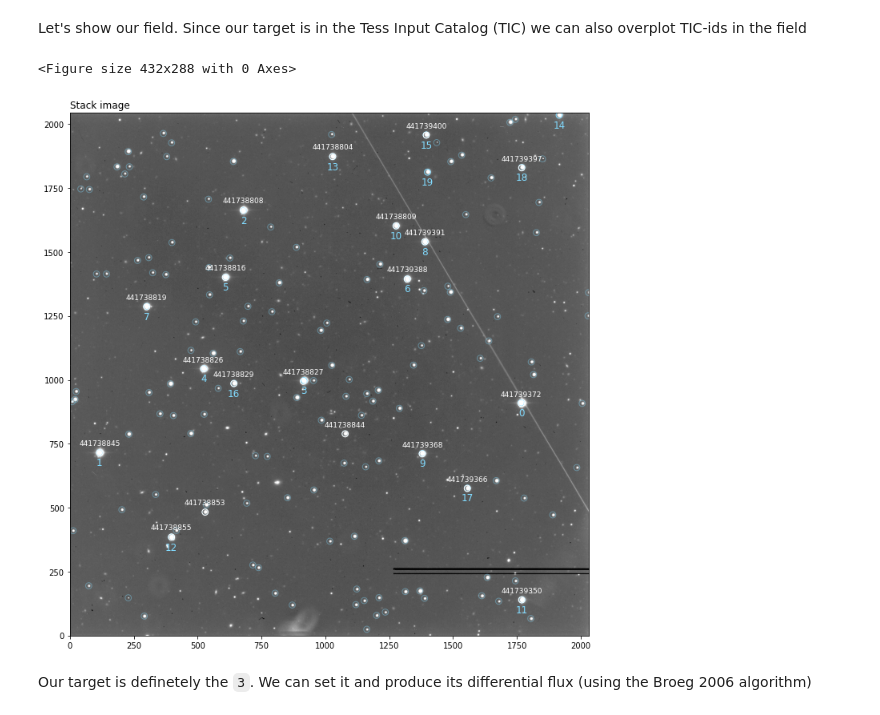
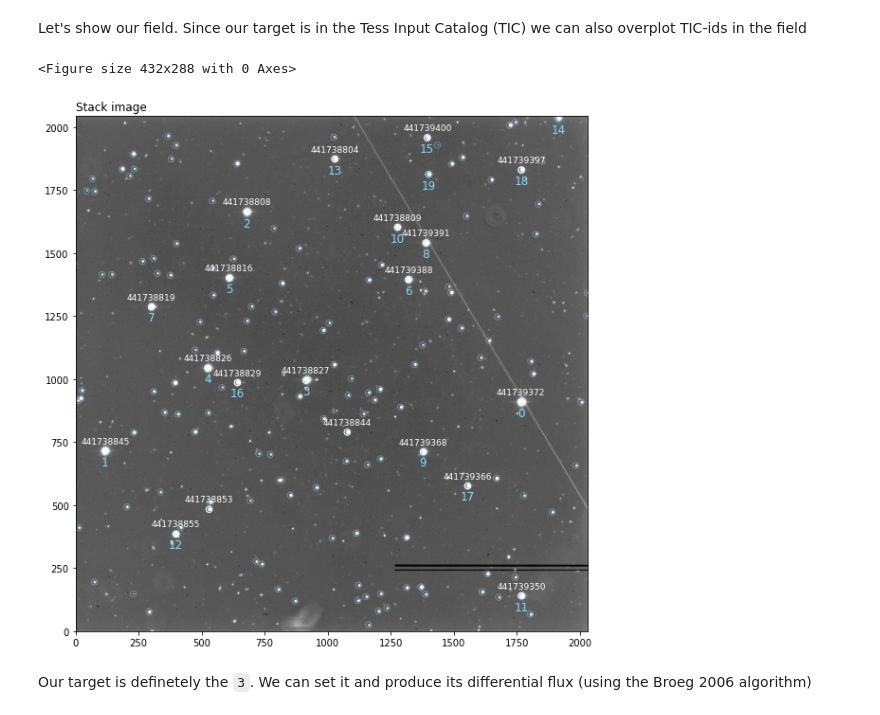
Before and after one commit to lgrcia/prose, a Jupyter notebook: docs/source/tutorials/NEB/neb_diagnostic.ipynb, the cells around one changed output. Drawn from its saved outputs; the diff is of its cells as text; code cells hidden in the pictures.

```diff
--- a/docs/source/tutorials/NEB/neb_diagnostic.ipynb
+++ b/docs/source/tutorials/NEB/neb_diagnostic.ipynb
@@ -59,11 +59,11 @@ WARNING: VerifyWarning: Keyword name 'telescope' is greater than 8 characters or
 Let's show our field. Since our target is in the Tess Input Catalog (TIC) we can also overplot TIC-ids in the field
 # %%
 # Our target is proabably in the 20 brightest detected stars
-obs.show_stars(size=12, view="all", n=20)
+obs.show_stars(size=10, view="all", n=20)
 obs.show_tic(n=20)
 # %% [output]
 <Figure size 432x288 with 0 Axes>
-[figure, old version]
+[figure, new version]
 # %% [markdown]
 Our target is definetely the ``3``. We can set it and produce its differential flux (using the Broeg 2006 algorithm)
 # %%
```
Also changed, not shown: parts of 3 cells of this notebook.
